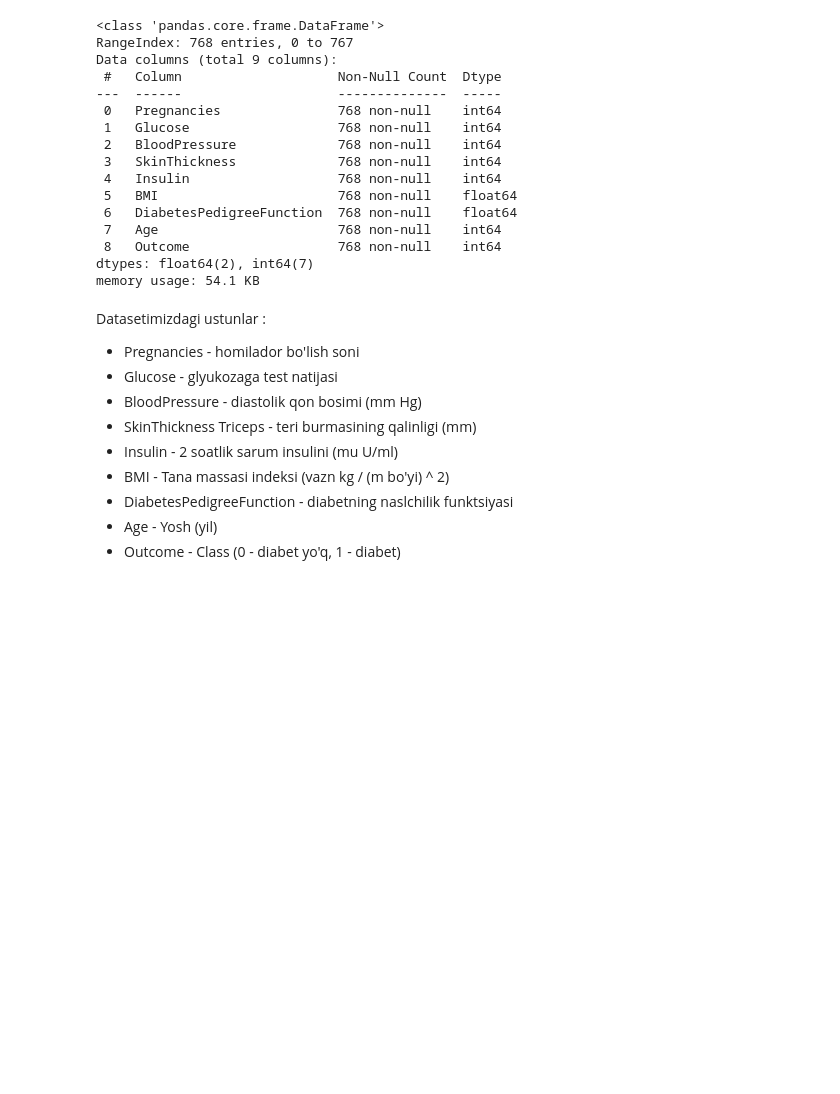
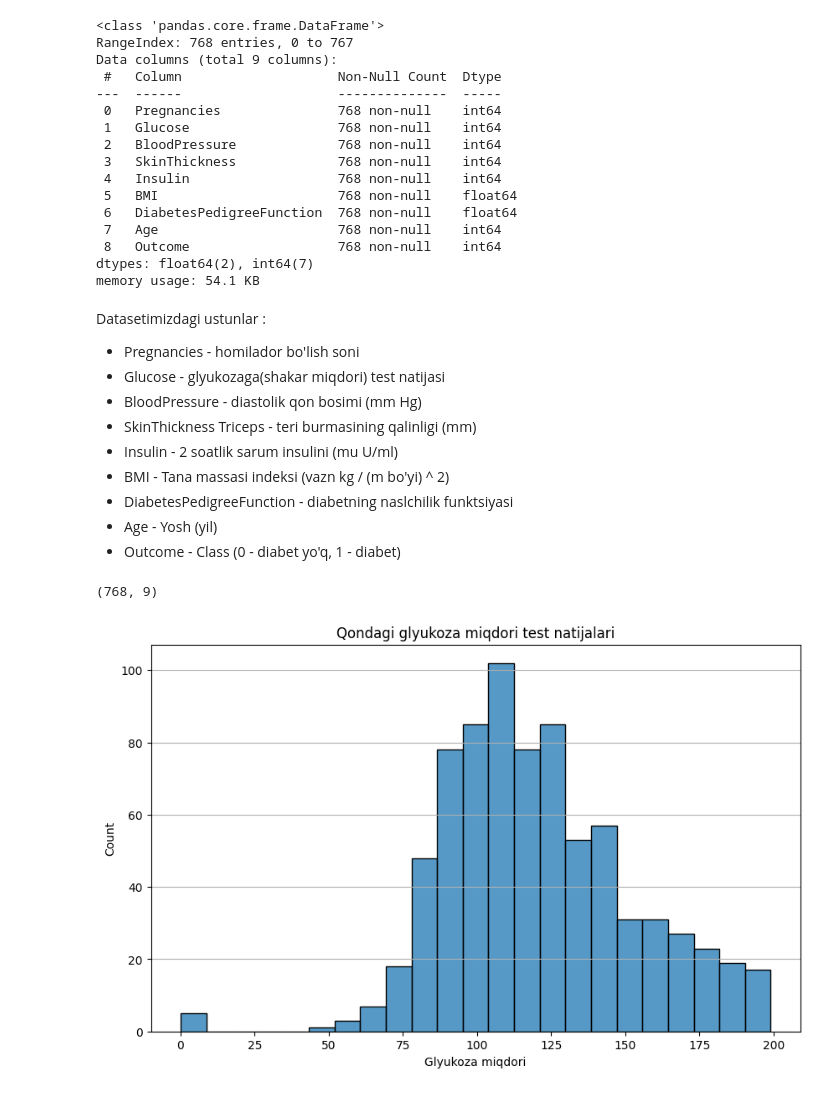
Before and after one commit to izzat-ai/learning-ai, a Jupyter notebook: projects/diabet_project/diabetes_project.ipynb, the cells around one changed output. Cells and saved outputs as stored; diff of their text form; code cells hidden in the pictures; blank space fills up the shorter version.

```diff
--- a/projects/diabet_project/diabetes_project.ipynb
+++ b/projects/diabet_project/diabetes_project.ipynb
@@ -39,7 +39,7 @@ memory usage: 54.1 KB
 Datasetimizdagi ustunlar :
 
 - Pregnancies - homilador bo'lish soni
-- Glucose - glyukozaga test natijasi
+- Glucose - glyukozaga(shakar miqdori) test natijasi
 - BloodPressure - diastolik qon bosimi (mm Hg)
 - SkinThickness Triceps - teri burmasining qalinligi (mm)
 - Insulin - 2 soatlik sarum insulini (mu U/ml)
@@ -47,3 +47,18 @@ Datasetimizdagi ustunlar :
 - DiabetesPedigreeFunction - diabetning naslchilik funktsiyasi
 - Age - Yosh (yil)
 - Outcome - Class (0 - diabet yo'q, 1 - diabet)
+# %%
+df.shape
+# %% [output]
+(768, 9)
+# %%
+# qondagi glyukoza(shakar miqdorini) taqsimotini ko'ramiz , o'rtacha 70-100 mg atrofida bo'ladi
+plt.figure(figsize=(10, 6))
+sns.histplot(data=df, x='Glucose')
+plt.title("Qondagi glyukoza miqdori test natijalari")
+plt.xlabel("Glyukoza miqdori")
+
+plt.grid(axis='y')
+plt.show()
+# %% [output]
+[figure, added]
```
Also changed, not shown: parts of 3 cells of this notebook.
